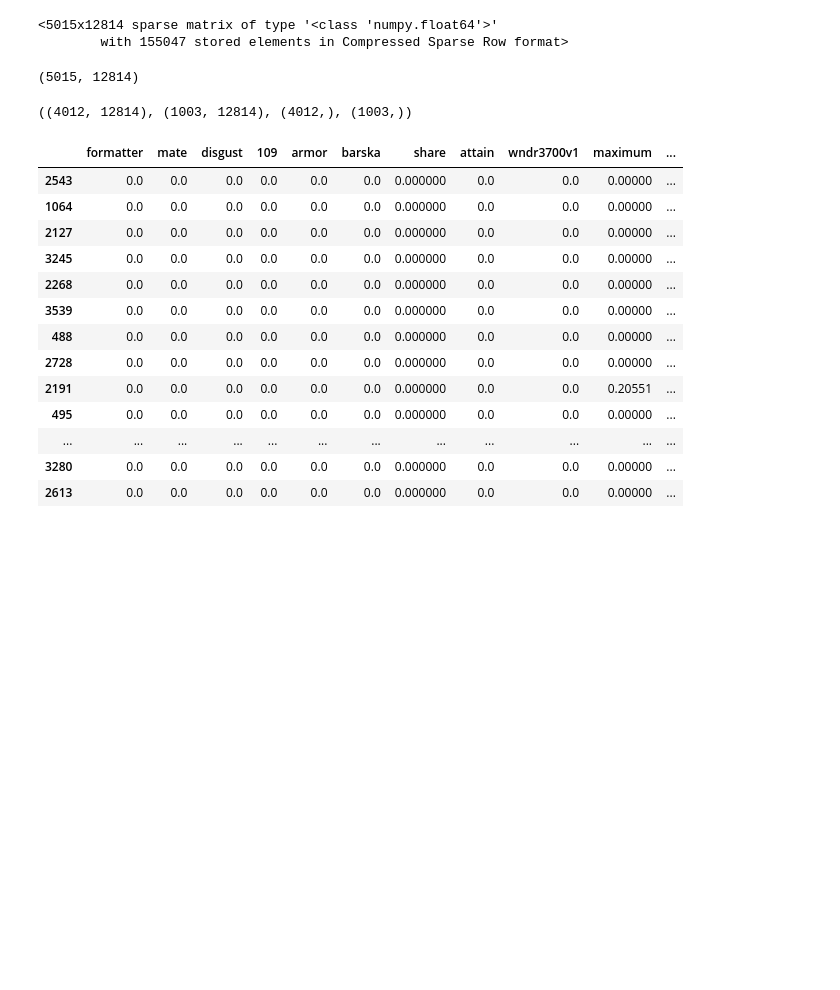
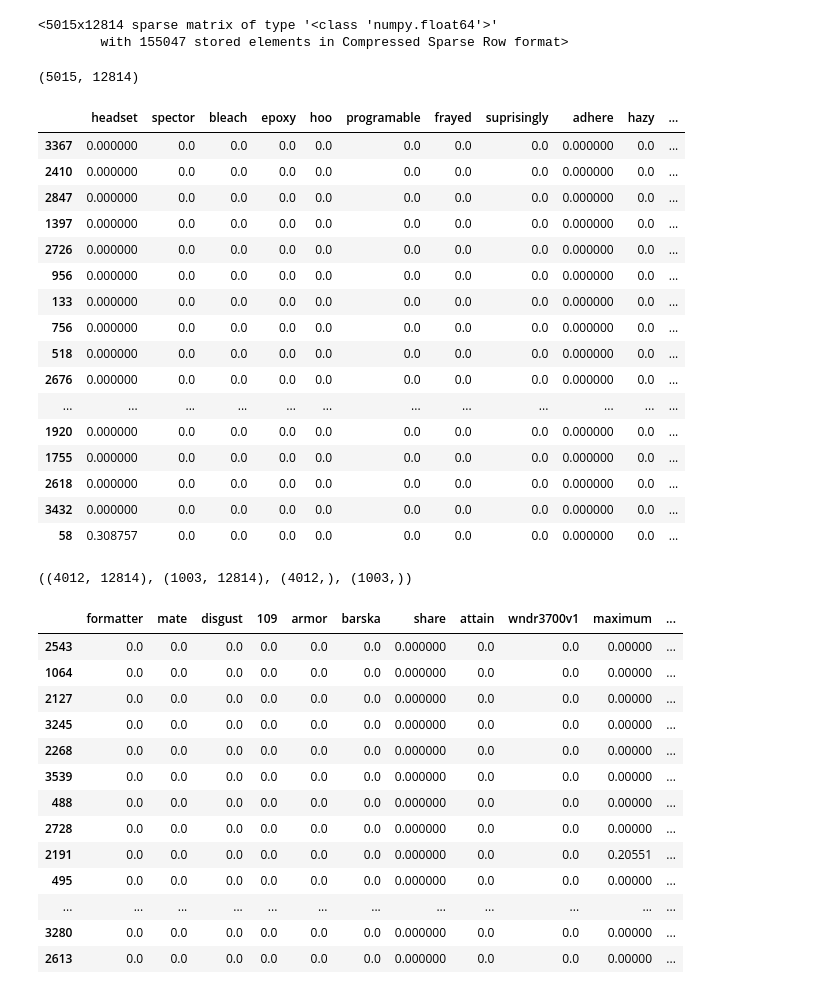
Before and after one commit to anup44/machine_learning_project, a Jupyter notebook: decision_tree.ipynb, the cells around one changed output. Saved outputs shown, nothing was run; the diff lists cells and outputs as text; code cells hidden in the pictures; blank space fills up the shorter version.

```diff
--- a/decision_tree.ipynb
+++ b/decision_tree.ipynb
@@ -128,6 +128,26 @@ tokens_vectorized
 tokens_vectorized.shape
 # %% [output]
 (5015, 12814)
+# %%
+pd.DataFrame(tokens_vectorized.toarray(), columns=vectorizer.get_feature_names_out()).iloc[random.sample(range(X_train.shape[0]), 20), random.sample(range(X_train.shape[1]), 15)]
+# %% [output]
+|  | headset | spector | bleach | epoxy | hoo | programable | frayed | suprisingly | adhere | hazy | ... |
+| 3367 | 0.000000 | 0.0 | 0.0 | 0.0 | 0.0 | 0.0 | 0.0 | 0.0 | 0.000000 | 0.0 | ... |
+| 2410 | 0.000000 | 0.0 | 0.0 | 0.0 | 0.0 | 0.0 | 0.0 | 0.0 | 0.000000 | 0.0 | ... |
+| 2847 | 0.000000 | 0.0 | 0.0 | 0.0 | 0.0 | 0.0 | 0.0 | 0.0 | 0.000000 | 0.0 | ... |
+| 1397 | 0.000000 | 0.0 | 0.0 | 0.0 | 0.0 | 0.0 | 0.0 | 0.0 | 0.000000 | 0.0 | ... |
+| 2726 | 0.000000 | 0.0 | 0.0 | 0.0 | 0.0 | 0.0 | 0.0 | 0.0 | 0.000000 | 0.0 | ... |
+| 956 | 0.000000 | 0.0 | 0.0 | 0.0 | 0.0 | 0.0 | 0.0 | 0.0 | 0.000000 | 0.0 | ... |
+| 133 | 0.000000 | 0.0 | 0.0 | 0.0 | 0.0 | 0.0 | 0.0 | 0.0 | 0.000000 | 0.0 | ... |
+| 756 | 0.000000 | 0.0 | 0.0 | 0.0 | 0.0 | 0.0 | 0.0 | 0.0 | 0.000000 | 0.0 | ... |
+| 518 | 0.000000 | 0.0 | 0.0 | 0.0 | 0.0 | 0.0 | 0.0 | 0.0 | 0.000000 | 0.0 | ... |
+| 2676 | 0.000000 | 0.0 | 0.0 | 0.0 | 0.0 | 0.0 | 0.0 | 0.0 | 0.000000 | 0.0 | ... |
+| ... | ... | ... | ... | ... | ... | ... | ... | ... | ... | ... | ... |
+| 1920 | 0.000000 | 0.0 | 0.0 | 0.0 | 0.0 | 0.0 | 0.0 | 0.0 | 0.000000 | 0.0 | ... |
+| 1755 | 0.000000 | 0.0 | 0.0 | 0.0 | 0.0 | 0.0 | 0.0 | 0.0 | 0.000000 | 0.0 | ... |
+| 2618 | 0.000000 | 0.0 | 0.0 | 0.0 | 0.0 | 0.0 | 0.0 | 0.0 | 0.000000 | 0.0 | ... |
+| 3432 | 0.000000 | 0.0 | 0.0 | 0.0 | 0.0 | 0.0 | 0.0 | 0.0 | 0.000000 | 0.0 | ... |
+| 58 | 0.308757 | 0.0 | 0.0 | 0.0 | 0.0 | 0.0 | 0.0 | 0.0 | 0.000000 | 0.0 | ... |
 # %%
 pd.DataFrame(tokens_vectorized.toarray(), columns=vectorizer.get_feature_names_out()).sample(500).to_csv('tokens_tfidf_vectorized_sample.csv.csv')
 # %%
```
Also changed, not shown: 7 other files.
